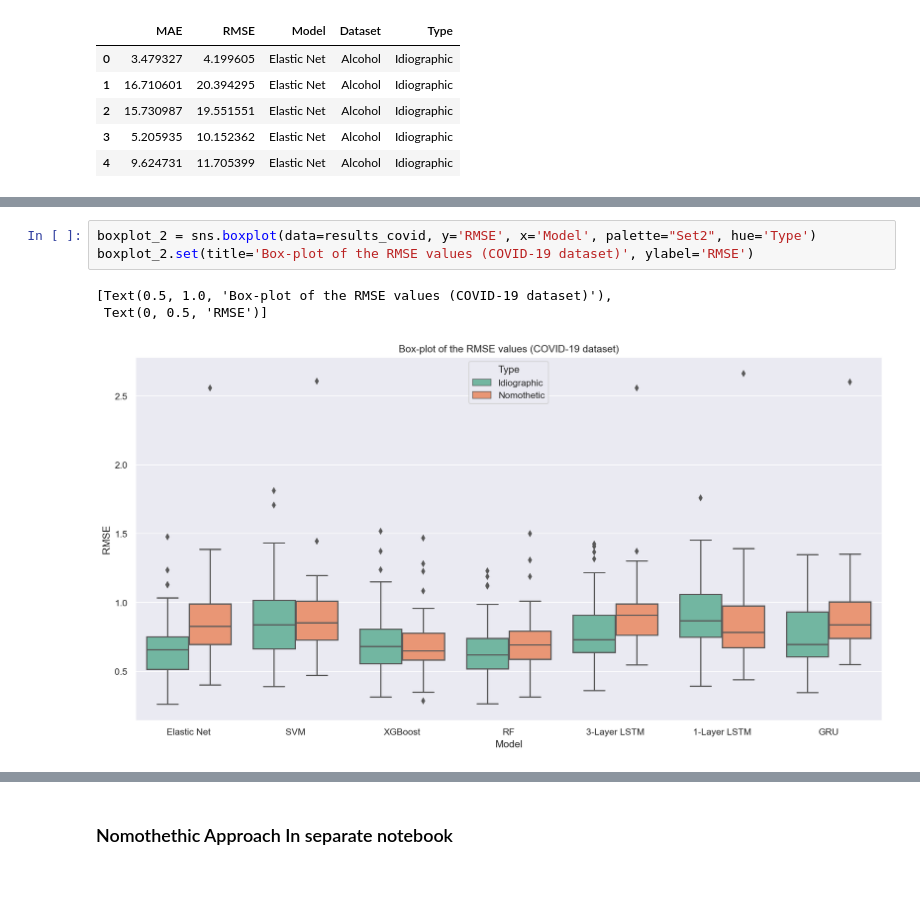
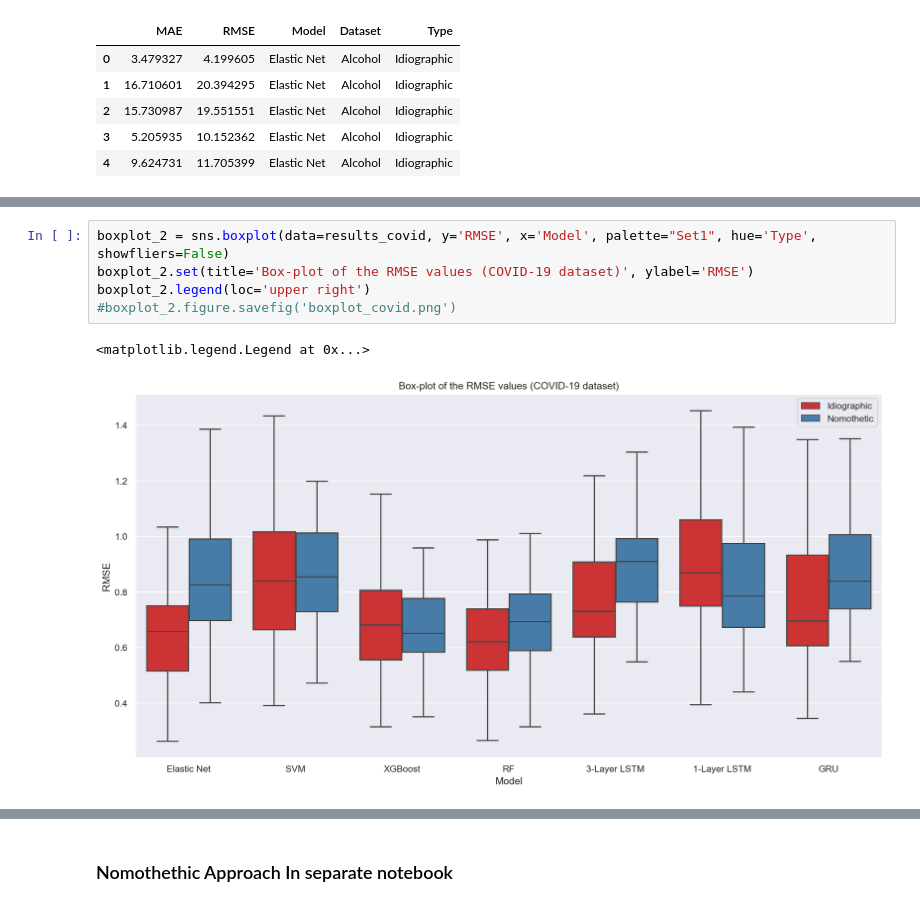
Before and after one commit to RoscaAlex00/DLTimeSeries, a Jupyter notebook: forecasting.ipynb, the cells around one changed output, grey strips where cells are left out. Drawn from its saved outputs; the diff is of its cells as text; blank space fills up the shorter version.

Commit message:
results

```diff
--- a/forecasting.ipynb
+++ b/forecasting.ipynb
@@ -801,10 +808,11 @@ boxplot.set(title='Box-plot of the RMSE values (Alcohol dataset)', ylabel='RMSE'
 # %%
-boxplot_2 = sns.boxplot(data=results_covid, y='RMSE', x='Model', palette="Set2", hue='Type')
+boxplot_2 = sns.boxplot(data=results_covid, y='RMSE', x='Model', palette="Set1", hue='Type', showfliers=False)
 boxplot_2.set(title='Box-plot of the RMSE values (COVID-19 dataset)', ylabel='RMSE')
+boxplot_2.legend(loc='upper right')
+#boxplot_2.figure.savefig('boxplot_covid.png')
 # %% [output]
-[Text(0.5, 1.0, 'Box-plot of the RMSE values (COVID-19 dataset)'),
- Text(0, 0.5, 'RMSE')]
+<matplotlib.legend.Legend at 0x...>
-[figure, old version]
+[figure, new version]
 # %%
 from collections import Counter
 
```
Also changed, not shown: parts of 8 cells of this notebook, 2 other files.
